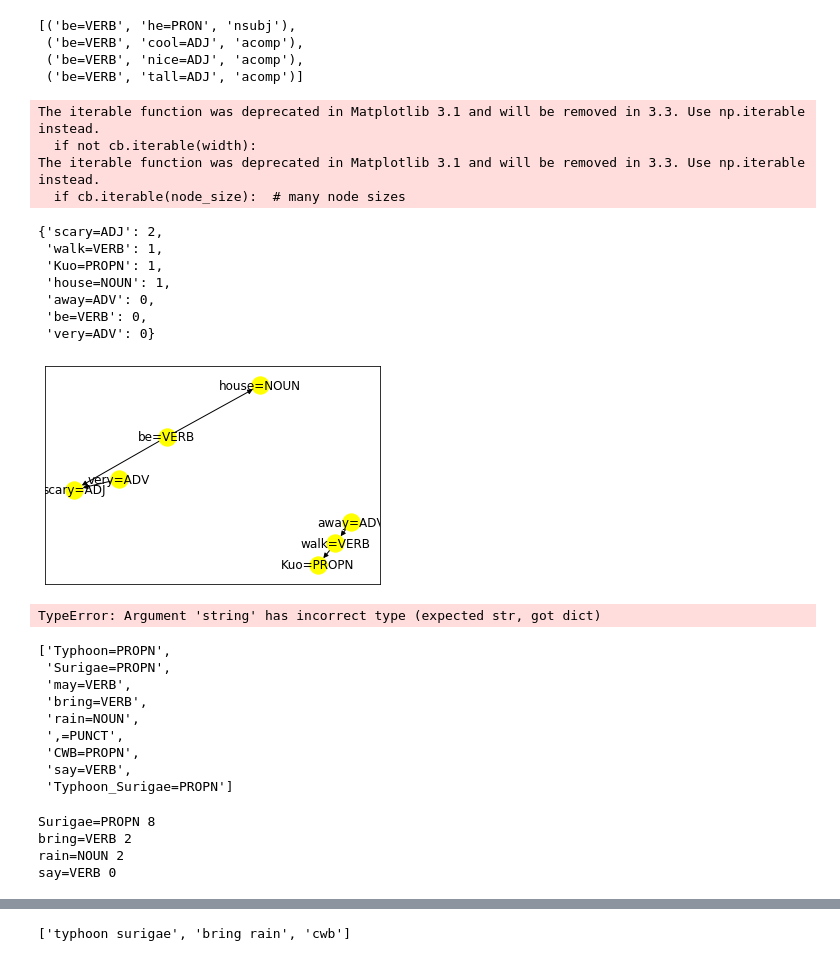
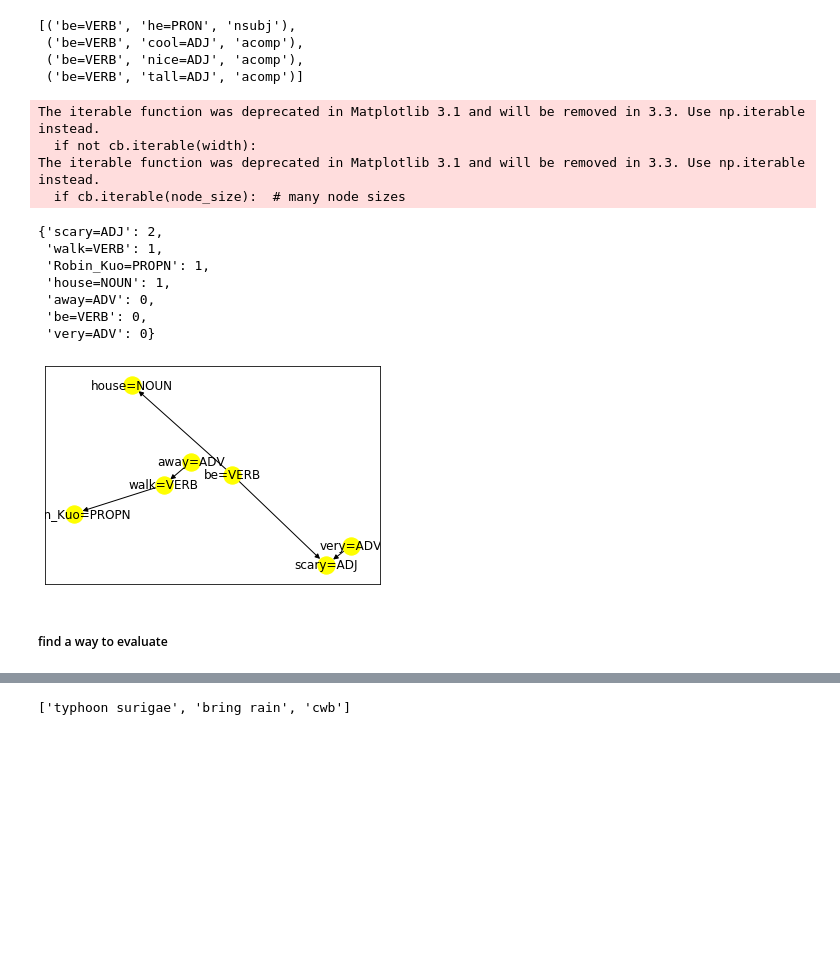
Before and after one commit to s103321048/keyword_dep, a Jupyter notebook: spacy_keyword_weight.ipynb, the cells around one changed output, grey strips where cells are left out. Drawn from its saved outputs; the diff is of its cells as text; code cells hidden in the pictures; blank space fills up the shorter version.

```diff
--- a/spacy_keyword_weight.ipynb
+++ b/spacy_keyword_weight.ipynb
@@ -217,19 +217,35 @@ def create_relation_between_node(sent_list, node_dict, node_index, all_dep=False
                 elif dep['dep'] == 'nmod':
                     dep_list.append((source, target, dep['dep']))
                 elif dep['dep'] in ["conj"]:
-                    for past_dep in dep_list:
-                        past_source = past_dep[0]
-                        past_target = past_dep[1]
-                        past_dep = past_dep[2]
-                        if source == past_source:  # text = "I am cool and tall."
-                            dep_list.append((target, past_target, past_dep))
-                            break
-                        elif source == past_target: # text = "I eat egg and pie."
-                            dep_list.append((past_source, target, past_dep))
-                            break
-                    # before: ('cool=JJ', 'I=NN', 'nsubj'), ('cool=JJ', 'tall=JJ', 'conj')
-                    # after:  ('cool=JJ', 'I=NN', 'nsubj'), ('tall=JJ', 'I=NN', 'nsubj')
+                    copy_other_dep(dep_list, source, target)
+
+#                     for past_dep in dep_list:
+#                         past_source = past_dep[0]
+#                         past_target = past_dep[1]
+#                         past_dep = past_dep[2]
+#                         if source == past_source:  # text = "I am cool and tall."
+#                             dep_list.append((target, past_target, past_dep))
+#                             break
+#                         elif source == past_target: # text = "I eat egg and pie."
+#                             dep_list.append((past_source, target, past_dep))
+#                             break
+#                     # before: ('cool=JJ', 'I=NN', 'nsubj'), ('cool=JJ', 'tall=JJ', 'conj')
+#                     # after:  ('cool=JJ', 'I=NN', 'nsubj'), ('tall=JJ', 'I=NN', 'nsubj')
     return dep_list
+
+def copy_other_dep(dep_list, source, target):
+    # example
+    # before: ('cool=JJ', 'I=NN', 'nsubj'), ('cool=JJ', 'tall=JJ', 'conj')
+    # after:  ('cool=JJ', 'I=NN', 'nsubj'), ('tall=JJ', 'I=NN', 'nsubj')
+    for past_dep in dep_list:
+        past_source = past_dep[0]
+        past_target = past_dep[1]
+        past_dep = past_dep[2]
+        if source == past_source:  # "I am cool and tall." => cool->I , tall->I
+            dep_list.append((target, past_target, past_dep))
+        elif source == past_target: # "I eat egg and pie." => eat->egg , eat->pie
+            dep_list.append((past_source, target, past_dep))
+
 
 # example
 # text = "I drink water, milk and juice."
@@ -310,7 +326,7 @@ def text_to_graph(text, direct_graph=False):
 # direct_graph = True
 # text_to_graph(text, direct_graph)
 # %%
-def get_keyphrase_weight(text, direct=False, in_edge=False, show_graph=False,all_dep=True, div_wcnt=False):
+def get_keyphrase_weight(text, direct=True, in_edge=True, show_graph=False,all_dep=False, div_wcnt=False):
 
     sent_list = ann_sent_info(text)
     node_dict, node_index = create_all_nodes(sent_list)
@@ -337,39 +353,37 @@ def get_keyphrase_weight(text, direct=False, in_edge=False, show_graph=False,all
     # count how many times a word had appear
     node_word_cnt_dict = dict()
     for node in node_dict:
         node_word_cnt_dict[node] = len(node_dict[node])
 
     weight_node_dict = dict()
     for node in node_edge_cnt_dict.keys():
         if div_wcnt:
             weight_node_dict[node] = node_edge_cnt_dict[node] /node_word_cnt_dict[node]
         else:
             weight_node_dict[node] = node_edge_cnt_dict[node]
         #print(node , node_edge_cnt_dict[node] , "/", node_word_cnt_dict[node], "=", weight_node_dict[node])
     sorted_weight_node_dict = dict(sorted(weight_node_dict.items(), key=lambda k: k[1], reverse=True))
     return sorted_weight_node_dict
 
 ### example
 #get_keyphrase_weight(new)
 tex = "Robin Kuo is walking away from the house. The house is very scary."
 get_keyphrase_weight(tex, direct=True, in_edge=True, show_graph=True, all_dep=False, div_wcnt=False)
 # %% [output]
 The iterable function was deprecated in Matplotlib 3.1 and will be removed in 3.3. Use np.iterable instead.
   if not cb.iterable(width):
 The iterable function was deprecated in Matplotlib 3.1 and will be removed in 3.3. Use np.iterable instead.
   if cb.iterable(node_size):  # many node sizes
 {'scary=ADJ': 2,
  'walk=VERB': 1,
- 'Kuo=PROPN': 1,
+ 'Robin_Kuo=PROPN': 1,
  'house=NOUN': 1,
  'away=ADV': 0,
  'be=VERB': 0,
  'very=ADV': 0}
-[figure, old version]
+[figure, new version]
-# %%
-get_keyphrase_weight(news1, direct=True, in_edge=True, show_graph=True, all_dep=False)
-# %% [output]
-TypeError: Argument 'string' has incorrect type (expected str, got dict)
+# %% [markdown]
+##### find a way to evaluate
 # %%
 # https://www.taipeitimes.com/News/taiwan/archives/2021/04/19/2003755957
 news1 = {
@@ -393,28 +407,3 @@ WeatherRisk analyst Wu Sheng-yu (吳聖宇) wrote on Facebook that Surigae would
 Meanwhile, poor air quality was early yesterday recorded in the outlying island counties of Kinmen and Penghu, and parts of western Taiwan due to pollutants from China and stagnant winds, the Environmental Protection Administration said.
 At 9am, 20 air monitoring stations in areas north of Hsinchu County and in Penghu and Kinmen detected generally unhealthy air quality at the “red alert” level, the agency said.
 '''}
-# %%
-sent_list = ann_sent_info(news1["title"])
-node_dict, _ = create_all_nodes(sent_list)
-title_word_list = list(node_dict.keys())
-title_word_list
-# %% [output]
-['Typhoon=PROPN',
- 'Surigae=PROPN',
- 'may=VERB',
- 'bring=VERB',
- 'rain=NOUN',
- ',=PUNCT',
- 'CWB=PROPN',
- 'say=VERB',
- 'Typhoon_Surigae=PROPN']
-# %%
-keyword_dict = get_keyphrase_weight(news1['content'], direct=True, in_edge=True, show_graph=False, all_dep=False)
-for k in title_word_list:
-    if k in keyword_dict:
-        print(k, keyword_dict[k])
-# %% [output]
-Surigae=PROPN 8
-bring=VERB 2
-rain=NOUN 2
-say=VERB 0
```
Also changed, not shown: parts of 7 cells of this notebook.
